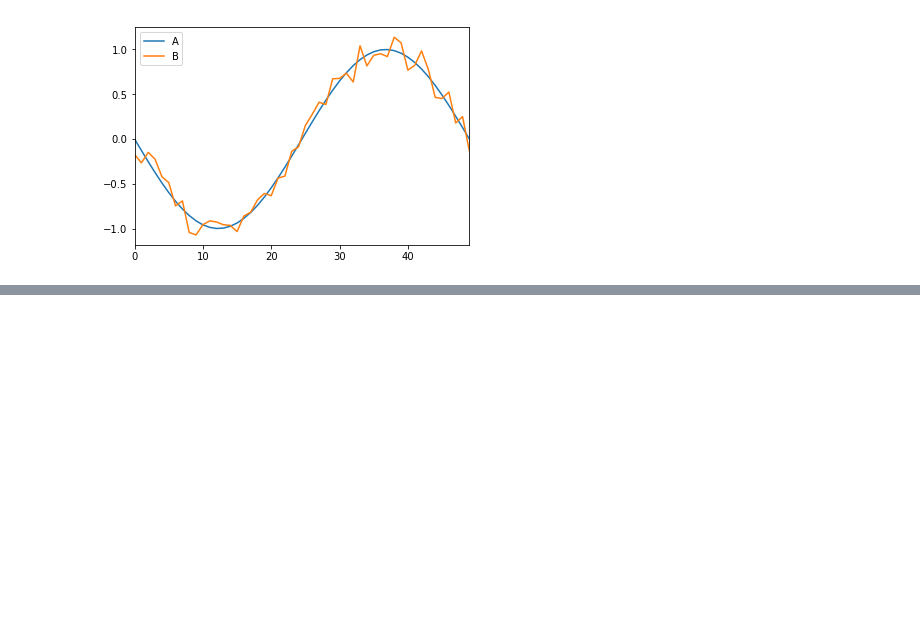
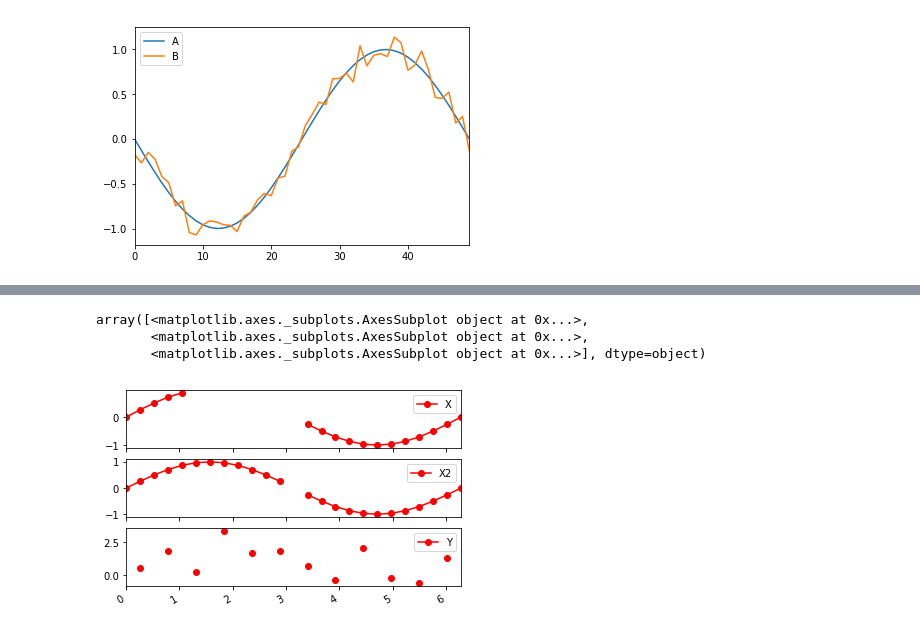
Before and after one commit to biosckon/python_notes, a Jupyter notebook: day3.ipynb, the cells around one changed output, grey strips where cells are left out. Saved outputs shown, nothing was run; the diff lists cells and outputs as text; code cells hidden in the pictures; blank space fills up the shorter version.

```diff
--- a/day3.ipynb
+++ b/day3.ipynb
@@ -693,0 +740,20 @@ df.plot()
+# %%
+t = np.linspace(0, 2*np.pi, 25)
+# %%
+df = pd.DataFrame({
+    'X': np.sin(t),
+    'X2': np.sin(t),
+    'Y': 0.5 + np.random.randn(25)
+}, index=t)
+# %%
+df.iloc[5:12, 0] = np.nan
+# %%
+df.loc[np.pi] = np.nan
+# %%
+df.iloc[::2, -1] = np.nan
+df.plot(subplots=True,style='r-o')
+# %% [output]
+array([<matplotlib.axes._subplots.AxesSubplot object at 0x...>,
+       <matplotlib.axes._subplots.AxesSubplot object at 0x...>,
+       <matplotlib.axes._subplots.AxesSubplot object at 0x...>], dtype=object)
+[figure, added]
```
Also changed, not shown: parts of 21 cells of this notebook.
